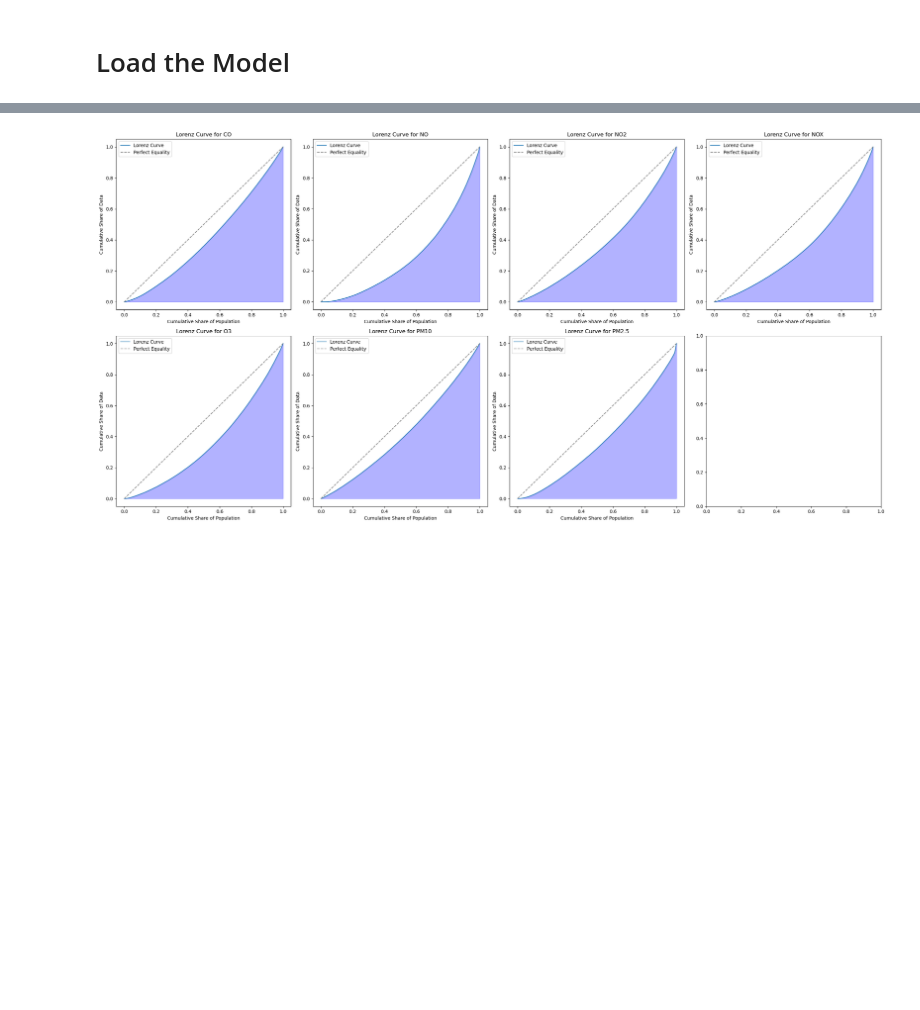
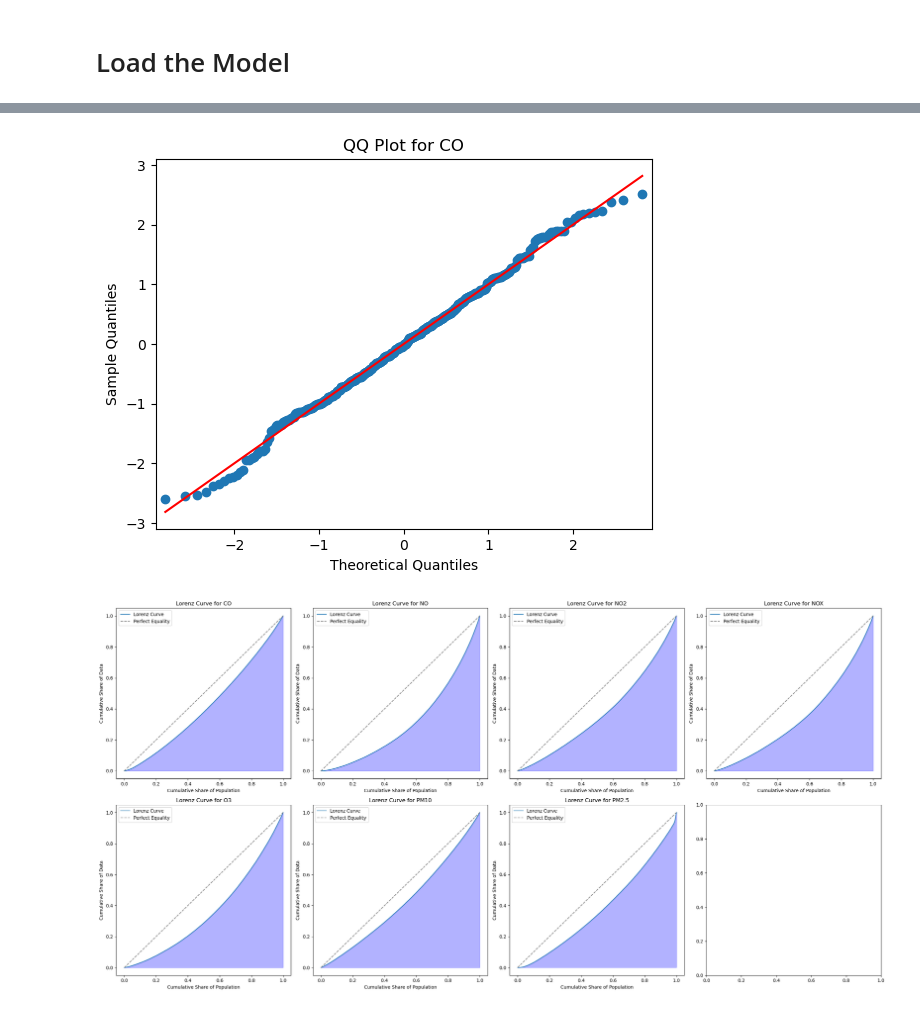
Before and after one commit to Racoo203/MA2003B.101, a Jupyter notebook: Reto/Gaussian Processes Model/gp_model_v5.ipynb, the cells around one changed output, grey strips where cells are left out. Cells and saved outputs as stored; diff of their text form; code cells hidden in the pictures; blank space fills up the shorter version.

```diff
--- a/Reto/Gaussian Processes Model/gp_model_v5.ipynb
+++ b/Reto/Gaussian Processes Model/gp_model_v5.ipynb
@@ -265,3 +262,22 @@ for i in range(len(target_vars)):
+# %%
+import statsmodels.api as sm
+import scipy.stats as stats
+
+# Select a target variable for the QQ plot
+target_var_index = 0  # Replace with the index of the target variable you want to plot
+
+# Generate the QQ plot
+sm.qqplot(y_pred_np[:, target_var_index], line='s', dist=stats.norm, fit=True)
+
+# Set plot title and labels
+plt.title(f'QQ Plot for {target_vars[target_var_index]}')
+plt.xlabel('Theoretical Quantiles')
+plt.ylabel('Sample Quantiles')
+
+# Display the plot
+plt.show()
+# %% [output]
+[figure, added]
 # %%
 fig, axes = plt.subplots(2, 4, figsize=(6*4, 6*2))
 
```
Also changed, not shown: parts of 6 cells of this notebook, 5 other files.
